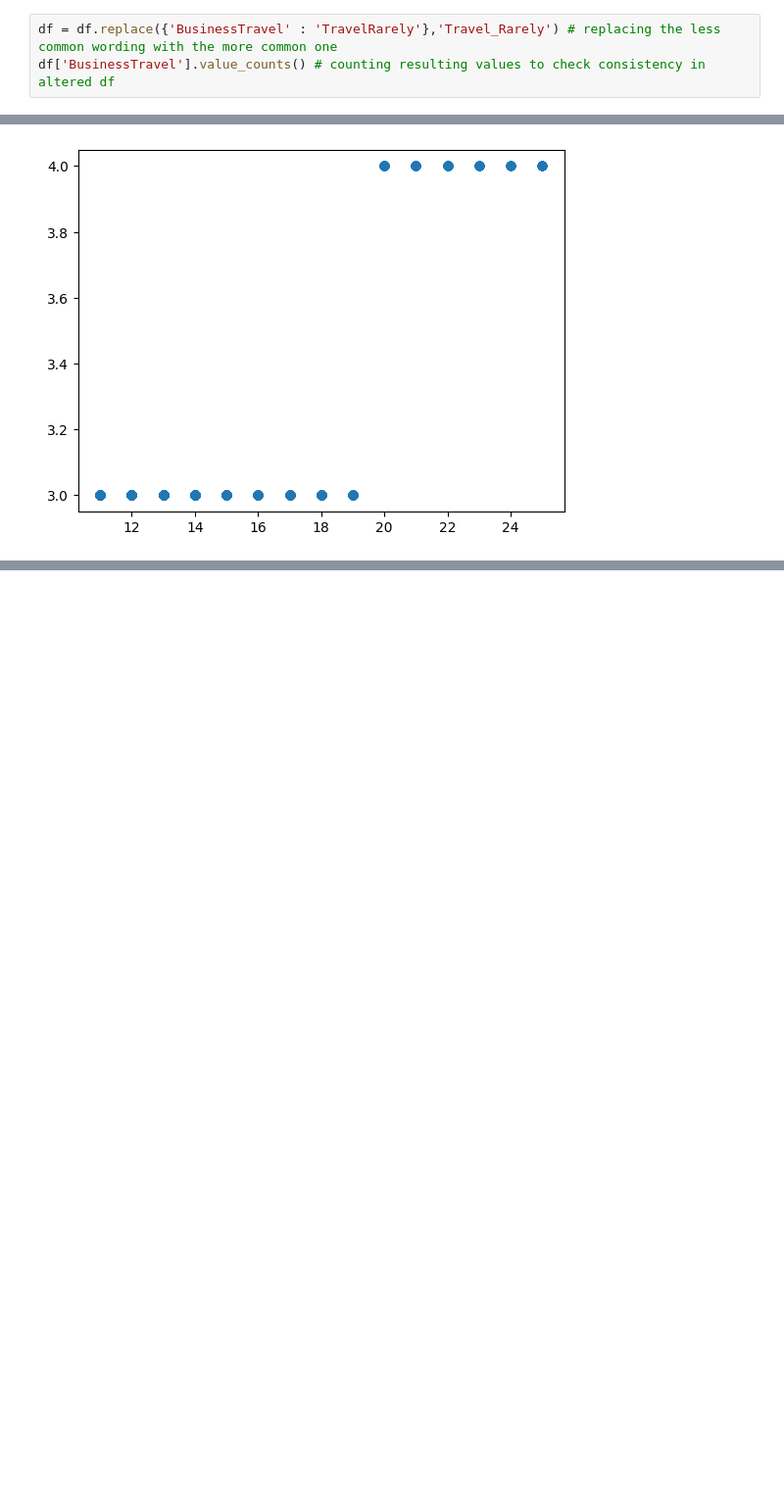
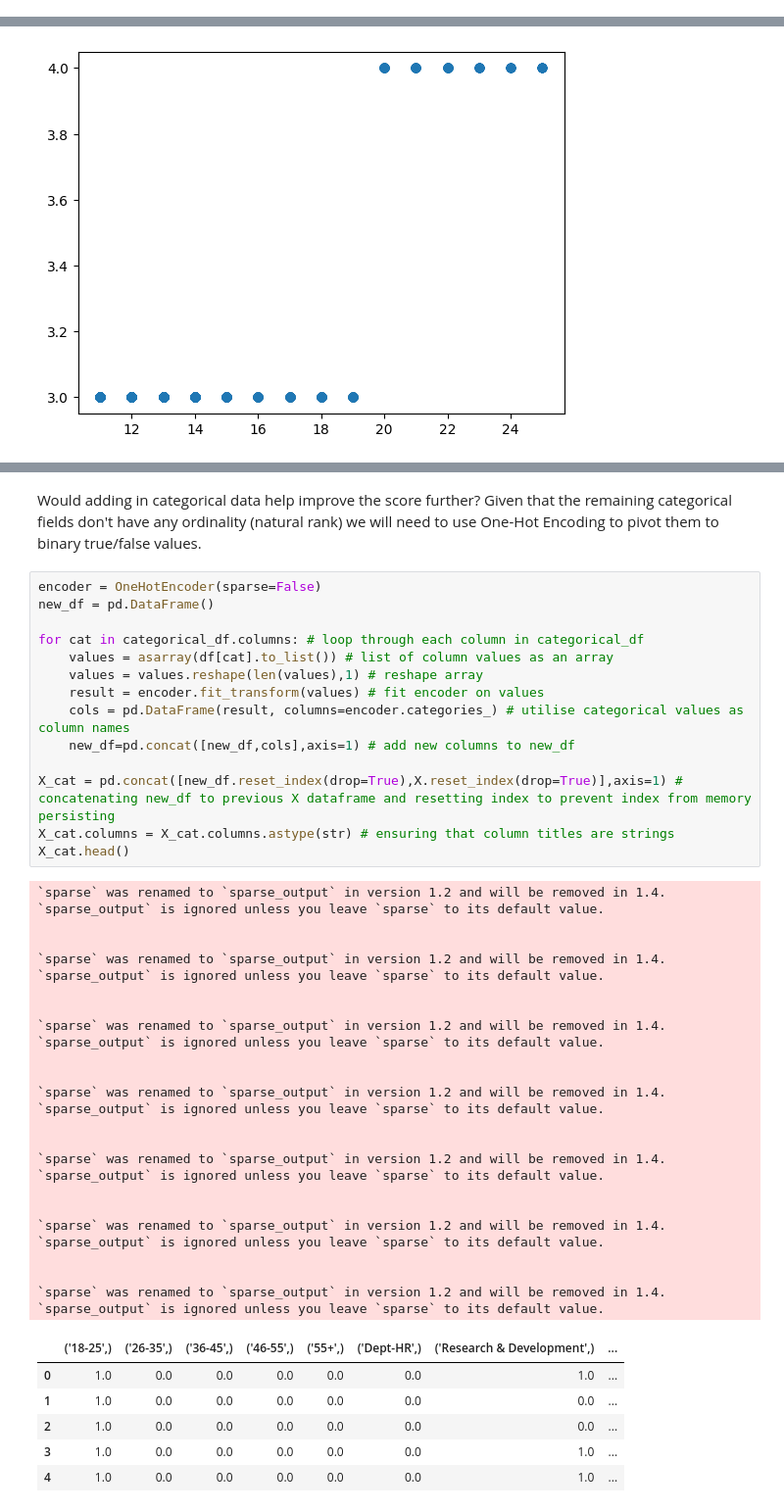
Before and after one commit to ymcgillicuddy/HR-Analytics, a Jupyter notebook: HR Analytics.ipynb, the cells around one changed output, grey strips where cells are left out. Shown at 98% size. Cells and saved outputs as stored; diff of their text form; blank space fills up the shorter version.

```diff
--- a/HR Analytics.ipynb
+++ b/HR Analytics.ipynb
@@ -142,3 +153,0 @@ Similarly `BusinessTravel` - whilst it has more categories - comes with a sense
-# %%
-df = df.replace({'BusinessTravel' : 'TravelRarely'},'Travel_Rarely') # replacing the less common wording with the more common one
-df['BusinessTravel'].value_counts() # counting resulting values to check consistency in altered df
@@ -428,0 +383,42 @@ df.head()
+# %% [markdown]
+Would adding in categorical data help improve the score further?  Given that the remaining categorical fields don't have any ordinality (natural rank) we will need to use One-Hot Encoding to pivot them to binary true/false values.
+# %%
+encoder = OneHotEncoder(sparse=False)
+new_df = pd.DataFrame()
+
+for cat in categorical_df.columns: # loop through each column in categorical_df
+    values = asarray(df[cat].to_list()) # list of column values as an array
+    values = values.reshape(len(values),1) # reshape array
+    result = encoder.fit_transform(values) # fit encoder on values
+    cols = pd.DataFrame(result, columns=encoder.categories_) # utilise categorical values as column names
+    new_df=pd.concat([new_df,cols],axis=1) # add new columns to new_df
+
+X_cat = pd.concat([new_df.reset_index(drop=True),X.reset_index(drop=True)],axis=1) # concatenating new_df to previous X dataframe and resetting index to prevent index from memory persisting
+X_cat.columns = X_cat.columns.astype(str) # ensuring that column titles are strings
+X_cat.head()
+# %% [output]
+`sparse` was renamed to `sparse_output` in version 1.2 and will be removed in 1.4. `sparse_output` is ignored unless you leave `sparse` to its default value.
+
+
+`sparse` was renamed to `sparse_output` in version 1.2 and will be removed in 1.4. `sparse_output` is ignored unless you leave `sparse` to its default value.
+
+
+`sparse` was renamed to `sparse_output` in version 1.2 and will be removed in 1.4. `sparse_output` is ignored unless you leave `sparse` to its default value.
+
+
+`sparse` was renamed to `sparse_output` in version 1.2 and will be removed in 1.4. `sparse_output` is ignored unless you leave `sparse` to its default value.
+
+
+`sparse` was renamed to `sparse_output` in version 1.2 and will be removed in 1.4. `sparse_output` is ignored unless you leave `sparse` to its default value.
+
+
+`sparse` was renamed to `sparse_output` in version 1.2 and will be removed in 1.4. `sparse_output` is ignored unless you leave `sparse` to its default value.
+
+
+`sparse` was renamed to `sparse_output` in version 1.2 and will be removed in 1.4. `sparse_output` is ignored unless you leave `sparse` to its default value.
+|  | ('18-25',) | ('26-35',) | ('36-45',) | ('46-55',) | ('55+',) | ('Dept-HR',) | ('Research & Development',) | ... |
+| 0 | 1.0 | 0.0 | 0.0 | 0.0 | 0.0 | 0.0 | 1.0 | ... |
+| 1 | 1.0 | 0.0 | 0.0 | 0.0 | 0.0 | 0.0 | 0.0 | ... |
+| 2 | 1.0 | 0.0 | 0.0 | 0.0 | 0.0 | 0.0 | 0.0 | ... |
+| 3 | 1.0 | 0.0 | 0.0 | 0.0 | 0.0 | 0.0 | 1.0 | ... |
+| 4 | 1.0 | 0.0 | 0.0 | 0.0 | 0.0 | 0.0 | 1.0 | ... |
```
Also changed, not shown: parts of 64 cells of this notebook, 1 other file.
